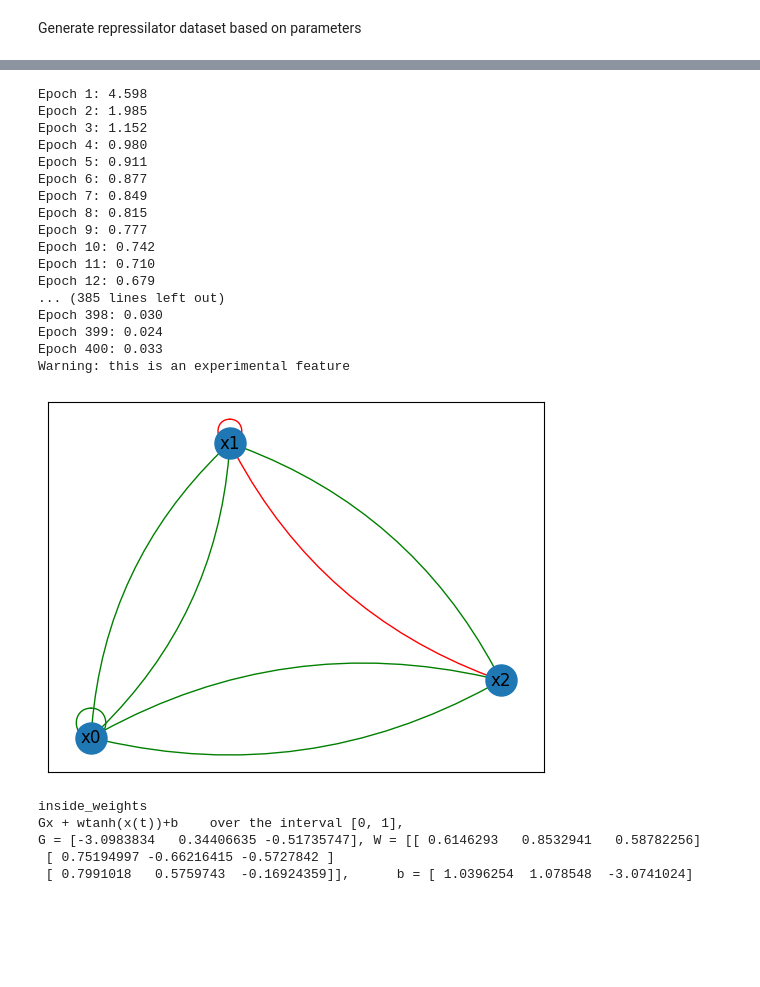
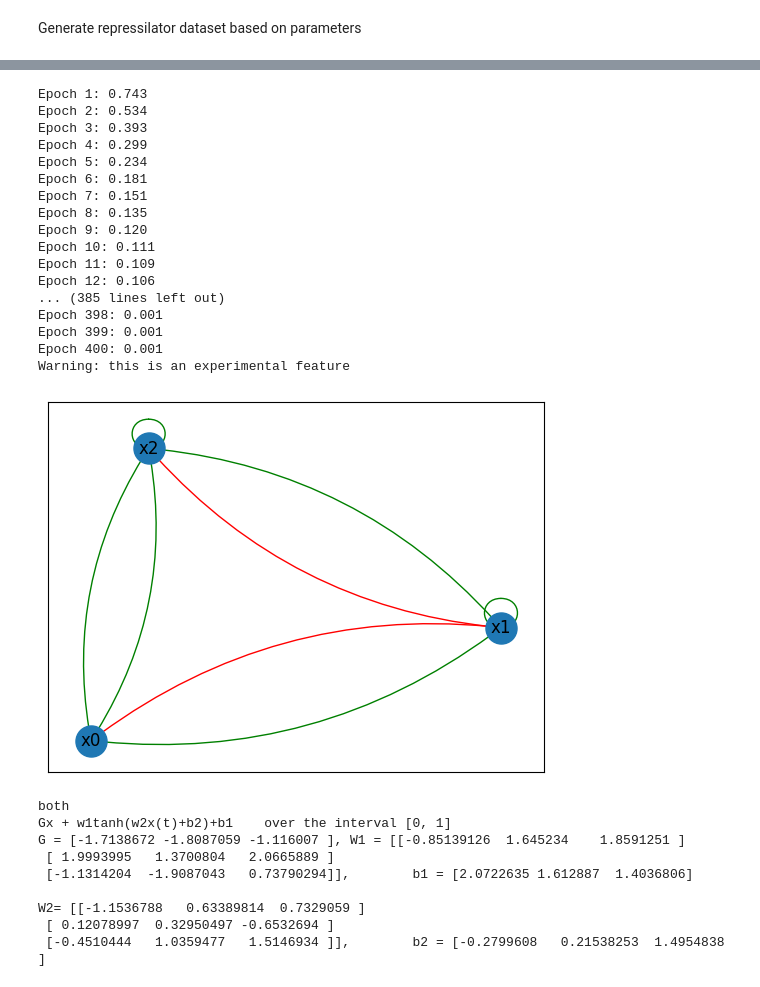
Before and after one commit to elenaquei/BioML, a Jupyter notebook: nODE.ipynb, the cells around one changed output, grey strips where cells are left out. Saved outputs shown, nothing was run; the diff lists cells and outputs as text; code cells hidden in the pictures; blank space fills up the shorter version.

```diff
--- a/nODE.ipynb
+++ b/nODE.ipynb
@@ -16,10 +16,12 @@ ODE_dim = 3
 Gamma = np.array([-1., -1., -1.])
 integration_time = 1
 Win = np.array([[0, 0, -1.], [-1., 0, 0], [0,-1.,0]])
-Wout = 2*np.eye(3)
+Wout = np.array([[2., 0, 0], [0, 2., 0], [0,0,2.]])
 bin = np.array([[2.], [2.], [2.]])
 bout = np.array([[2.2], [2.], [2.]])
 
 train_data, test_data = weights_to_dataset(integration_time, Gamma, Win=Win, bin=bin, Wout=Wout, bout=bout, batch_size = 10)
 
 true_model = make_nODE_from_parameters(Gamma, Win=Win, bin=bin, Wout=Wout, bout=bout)
+
+true_model.phase_portrait(dim3=2, gridpoints=1, time_interval=[0.,10.])
@@ -26,38 +31,42 @@ true_model = make_nODE_from_parameters(Gamma, Win=Win, bin=bin, Wout=Wout, bout=
 # %%
-node = nODE(ODE_dim, architecture='inside_weights', time_interval=[0, integration_time])
+node = nODE(ODE_dim, architecture='outside_weights', time_interval=[0, integration_time])
 
 optimizer_node = torch.optim.Adam(node.parameters(), lr=1e-1)
 
 trainer = easyTrainer(node, optimizer_node, device)
 
 trainer.train(train_data, 400)
 
 node.plot()
 print(node)
 # %% [output]
-Epoch 1: 4.598
-Epoch 2: 1.985
-Epoch 3: 1.152
-Epoch 4: 0.980
-Epoch 5: 0.911
-Epoch 6: 0.877
-Epoch 7: 0.849
-Epoch 8: 0.815
-Epoch 9: 0.777
-Epoch 10: 0.742
-Epoch 11: 0.710
-Epoch 12: 0.679
+Epoch 1: 0.743
+Epoch 2: 0.534
+Epoch 3: 0.393
+Epoch 4: 0.299
+Epoch 5: 0.234
+Epoch 6: 0.181
+Epoch 7: 0.151
+Epoch 8: 0.135
+Epoch 9: 0.120
+Epoch 10: 0.111
+Epoch 11: 0.109
+Epoch 12: 0.106
 ... (385 lines left out)
-Epoch 398: 0.030
-Epoch 399: 0.024
-Epoch 400: 0.033
+Epoch 398: 0.001
+Epoch 399: 0.001
+Epoch 400: 0.001
 Warning: this is an experimental feature
-[figure, old version]
+[figure, new version]
-inside_weights
-Gx + wtanh(x(t))+b    over the interval [0, 1],
-G = [-3.0983834   0.34406635 -0.51735747], W = [[ 0.6146293   0.8532941   0.58782256]
- [ 0.75194997 -0.66216415 -0.5727842 ]
- [ 0.7991018   0.5759743  -0.16924359]],      b = [ 1.0396254  1.078548  -3.0741024]
+both
+Gx + w1tanh(w2x(t)+b2)+b1    over the interval [0, 1]
+G = [-1.7138672 -1.8087059 -1.116007 ], W1 = [[-0.85139126  1.645234    1.8591251 ]
+ [ 1.9993995   1.3700804   2.0665889 ]
+ [-1.1314204  -1.9087043   0.73790294]],        b1 = [2.0722635 1.612887  1.4036806]
+
+W2= [[-1.1536788   0.63389814  0.7329059 ]
+ [ 0.12078997  0.32950497 -0.6532694 ]
+ [-0.4510444   1.0359477   1.5146934 ]],        b2 = [-0.2799608   0.21538253  1.4954838 ]
 # %%
 node.phase_portrait(dim3=2, gridpoints=1, time_interval=[0.,10.])
 # %% [output]
```
Also changed, not shown: parts of 2 cells of this notebook, 1 other file.
